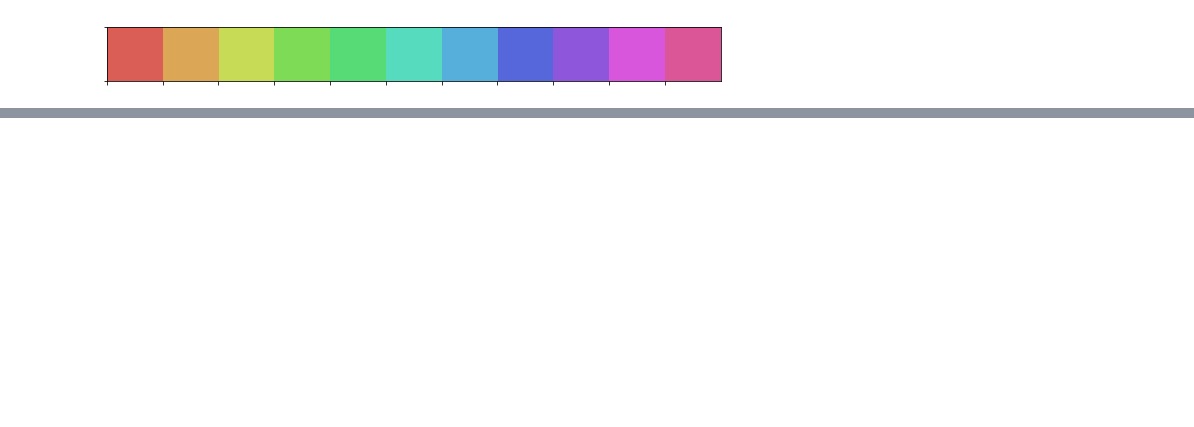
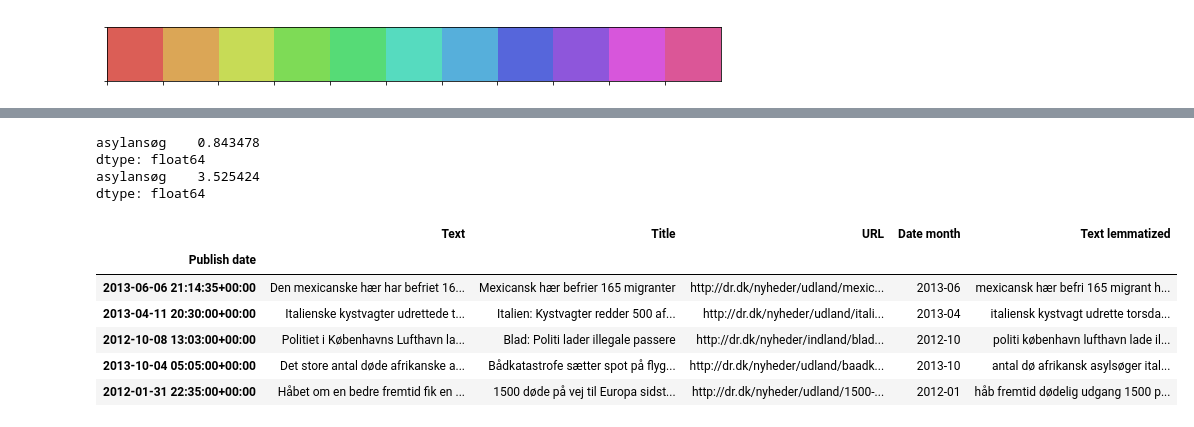
Before and after one commit to OliviaRW/group23, a Jupyter notebook: Exam/Migration/Exam tests.ipynb, the cells around one changed output, grey strips where cells are left out. Saved outputs shown, nothing was run; the diff lists cells and outputs as text; code cells hidden in the pictures; blank space fills up the shorter version.

```diff
--- a/Exam/Migration/Exam tests.ipynb
+++ b/Exam/Migration/Exam tests.ipynb
@@ -627,0 +688,20 @@ sns.palplot(sns.color_palette('hls', 11))
+# %%
+print(article_data[article_data.index.date <= datetime.date(2014, 6, 1)].groupby(pd.Grouper(freq = 'w')).sum().mean())
+print(article_data[article_data.index.date >= datetime.date(2016, 4, 1)].groupby(pd.Grouper(freq = 'w')).sum().mean())
+# %% [output]
+asylansøg    0.843478
+dtype: float64
+asylansøg    3.525424
+dtype: float64
+# %%
+df = pd.read_csv('/Users/sebastianbaltser/Documents/GitHub/group23/Exam/Migration/dr_frequent_articles.csv', header = 0, index_col = 'Publish date')
+df.index = pd.to_datetime(df.index)
+df.head()
+# %% [output]
+|  | Text | Title | URL | Date month | Text lemmatized |
+| Publish date |  |  |  |  |  |
+| 2013-06-06 21:14:35+00:00 | Den mexicanske hær har befriet 16... | Mexicansk hær befrier 165 migranter | http://dr.dk/nyheder/udland/mexic... | 2013-06 | mexicansk hær befri 165 migrant h... |
+| 2013-04-11 20:30:00+00:00 | Italienske kystvagter udrettede t... | Italien: Kystvagter redder 500 af... | http://dr.dk/nyheder/udland/itali... | 2013-04 | italiensk kystvagt udrette torsda... |
+| 2012-10-08 13:03:00+00:00 | Politiet i Københavns Lufthavn la... | Blad: Politi lader illegale passere | http://dr.dk/nyheder/indland/blad... | 2012-10 | politi københavn lufthavn lade il... |
+| 2013-10-04 05:05:00+00:00 | Det store antal døde afrikanske a... | Bådkatastrofe sætter spot på flyg... | http://dr.dk/nyheder/udland/baadk... | 2013-10 | antal dø afrikansk asylsøger ital... |
+| 2012-01-31 22:35:00+00:00 | Håbet om en bedre fremtid fik en ... | 1500 døde på vej til Europa sidst... | http://dr.dk/nyheder/udland/1500-... | 2012-01 | håb fremtid dødelig udgang 1500 p... |
```
Also changed, not shown: parts of 16 cells of this notebook, 11 other files.
